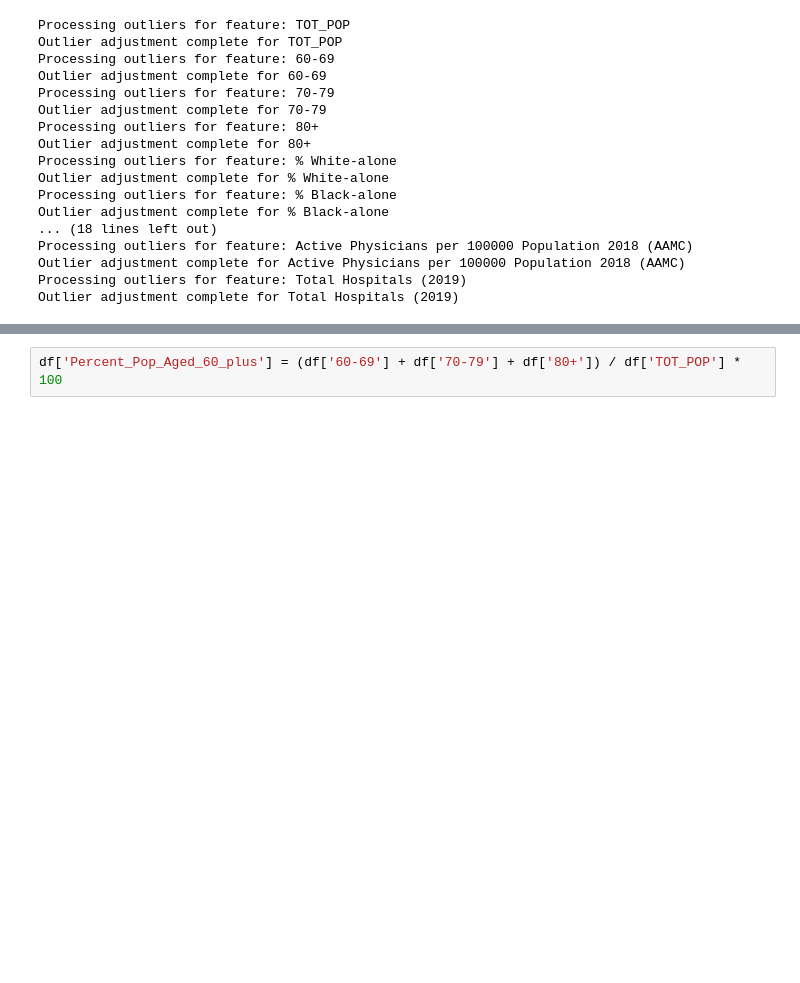
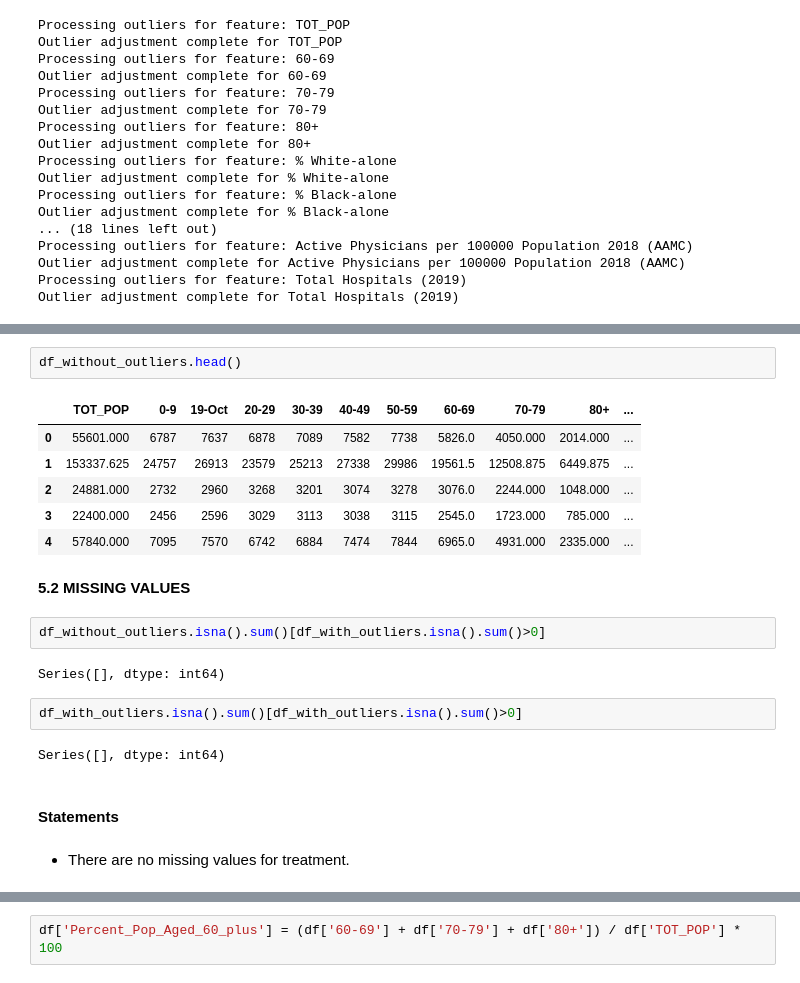
Before and after one commit to RitaViegas/RitaViegas---Project-Regularized-Linear.-Reg.----main, a Jupyter notebook: src/explore.ipynb, the cells around one changed output, grey strips where cells are left out. Cells and saved outputs as stored; diff of their text form; blank space fills up the shorter version.

```diff
--- a/src/explore.ipynb
+++ b/src/explore.ipynb
@@ -899,0 +903,23 @@ NEW FEATURES
+# %%
+df_without_outliers.head()
+# %% [output]
+|  | TOT_POP | 0-9 | 19-Oct | 20-29 | 30-39 | 40-49 | 50-59 | 60-69 | 70-79 | 80+ | ... |
+| 0 | 55601.000 | 6787 | 7637 | 6878 | 7089 | 7582 | 7738 | 5826.0 | 4050.000 | 2014.000 | ... |
+| 1 | 153337.625 | 24757 | 26913 | 23579 | 25213 | 27338 | 29986 | 19561.5 | 12508.875 | 6449.875 | ... |
+| 2 | 24881.000 | 2732 | 2960 | 3268 | 3201 | 3074 | 3278 | 3076.0 | 2244.000 | 1048.000 | ... |
+| 3 | 22400.000 | 2456 | 2596 | 3029 | 3113 | 3038 | 3115 | 2545.0 | 1723.000 | 785.000 | ... |
+| 4 | 57840.000 | 7095 | 7570 | 6742 | 6884 | 7474 | 7844 | 6965.0 | 4931.000 | 2335.000 | ... |
+# %% [markdown]
+**5.2 MISSING VALUES**
+# %%
+df_without_outliers.isna().sum()[df_with_outliers.isna().sum()>0]
+# %% [output]
+Series([], dtype: int64)
+# %%
+df_with_outliers.isna().sum()[df_with_outliers.isna().sum()>0]
+# %% [output]
+Series([], dtype: int64)
+# %% [markdown]
+#### Statements
+# %% [markdown]
+* There are no missing values for treatment.
```
Also changed, not shown: parts of 13 cells of this notebook.
